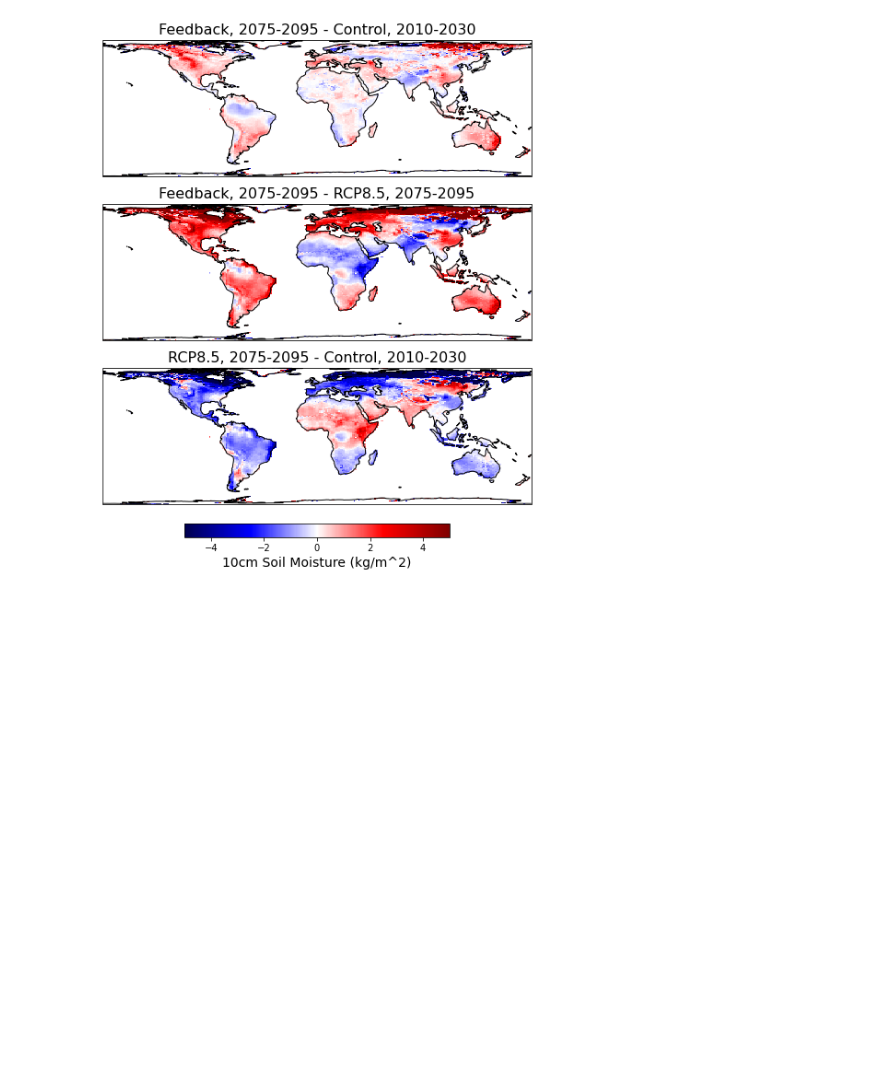
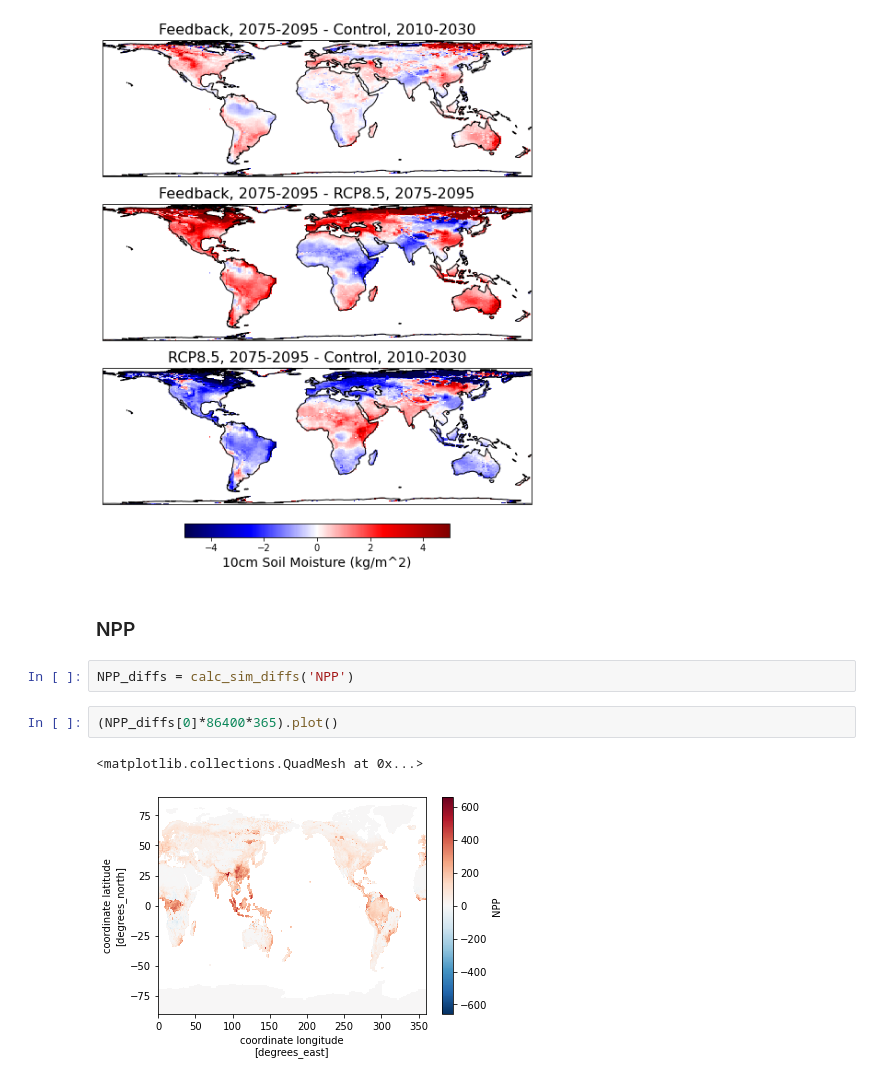
Before and after one commit to katiedagon/GLENS-Ecosystems, a Jupyter notebook: notebooks/landOutput.ipynb, the cells around one changed output. Cells and saved outputs as stored; diff of their text form; blank space fills up the shorter version.

Commit message:
Carbon/water flux figures

```diff
--- a/notebooks/landOutput.ipynb
+++ b/notebooks/landOutput.ipynb
@@ -425,3 +425,12 @@ cb1.ax.set_xlabel('10cm Soil Moisture (kg/m^2)', fontsize=14);
 #plt.savefig("SM10_diffs.png")
 # %% [output]
 [figure]
+# %% [markdown]
+### NPP
+# %%
+NPP_diffs = calc_sim_diffs('NPP')
+# %%
+(NPP_diffs[0]*86400*365).plot()
+# %% [output]
+<matplotlib.collections.QuadMesh at 0x...>
+[figure, added]
```
Also changed, not shown: parts of 32 cells of this notebook, 4 other files.
